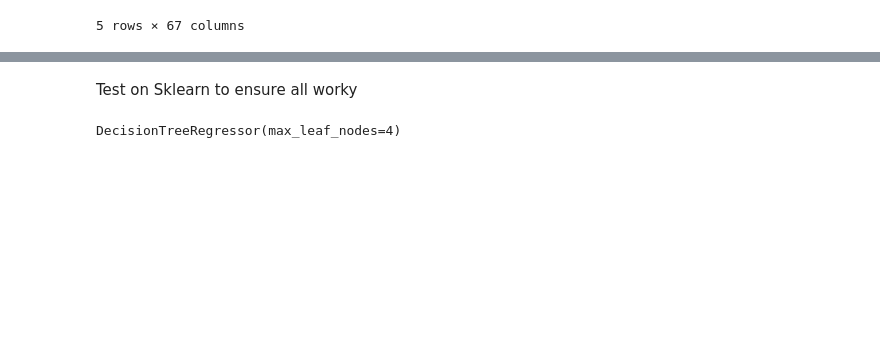
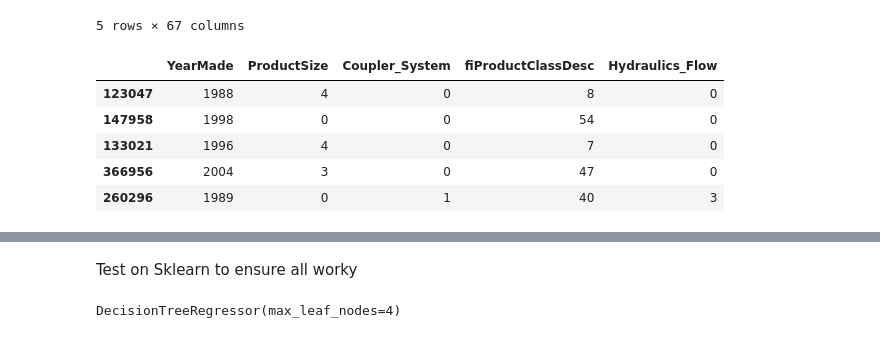
Before and after one commit to sean-mcmahon/sean-mcmahon.github.io, a Jupyter notebook: notebooks/decision_tree.ipynb, the cells around one changed output, grey strips where cells are left out. Saved outputs shown, nothing was run; the diff lists cells and outputs as text; code cells hidden in the pictures; blank space fills up the shorter version.

```diff
--- a/notebooks/decision_tree.ipynb
+++ b/notebooks/decision_tree.ipynb
@@ -98,0 +110,9 @@ valid_xs,valid_y = tabula_pandas.valid.xs,tabula_pandas.valid.y
+# %%
+small_train_x.head()
+# %% [output]
+|  | YearMade | ProductSize | Coupler_System | fiProductClassDesc | Hydraulics_Flow |
+| 123047 | 1988 | 4 | 0 | 8 | 0 |
+| 147958 | 1998 | 0 | 0 | 54 | 0 |
+| 133021 | 1996 | 4 | 0 | 7 | 0 |
+| 366956 | 2004 | 3 | 0 | 47 | 0 |
+| 260296 | 1989 | 0 | 1 | 40 | 3 |
```
Also changed, not shown: parts of 24 cells of this notebook, 8 other files.
